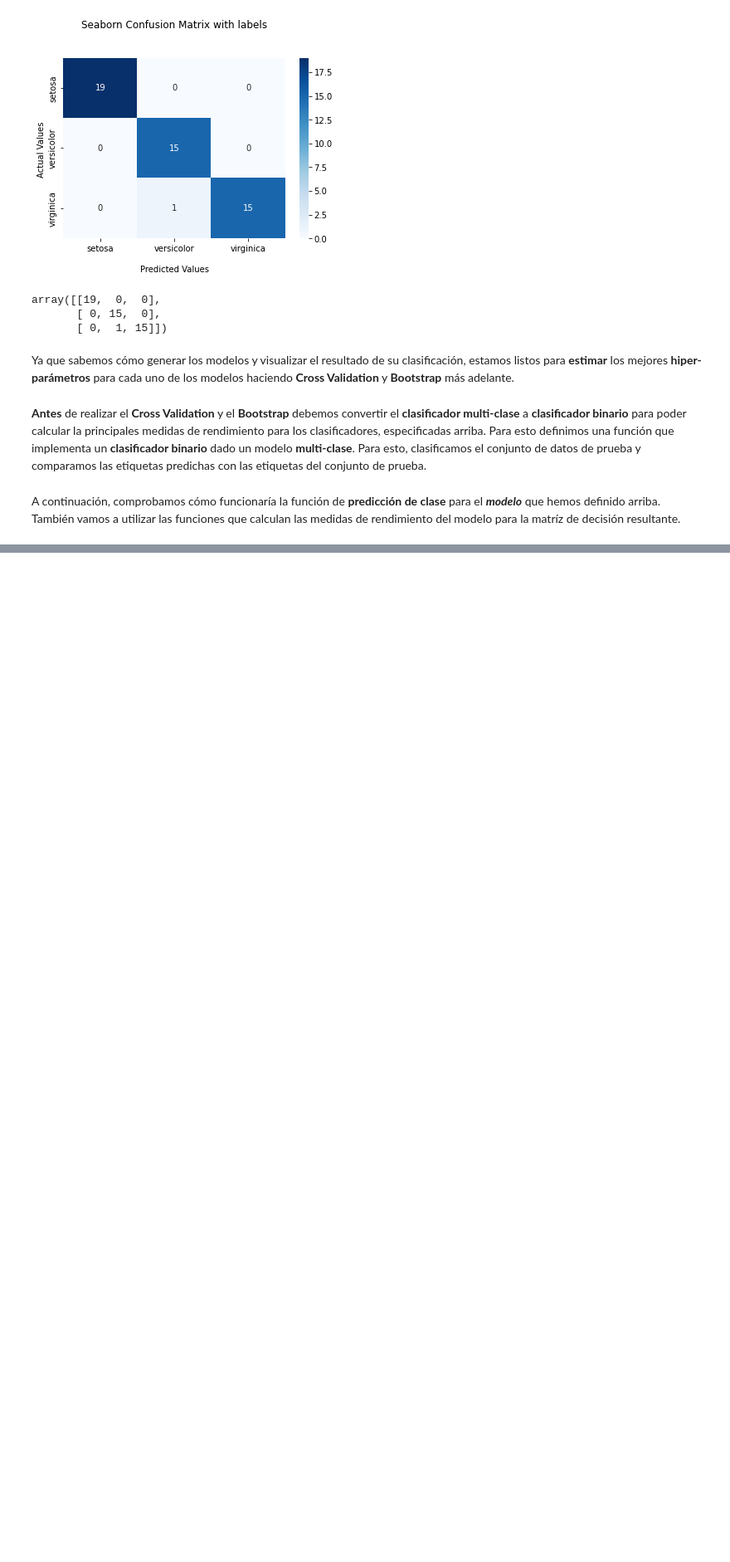
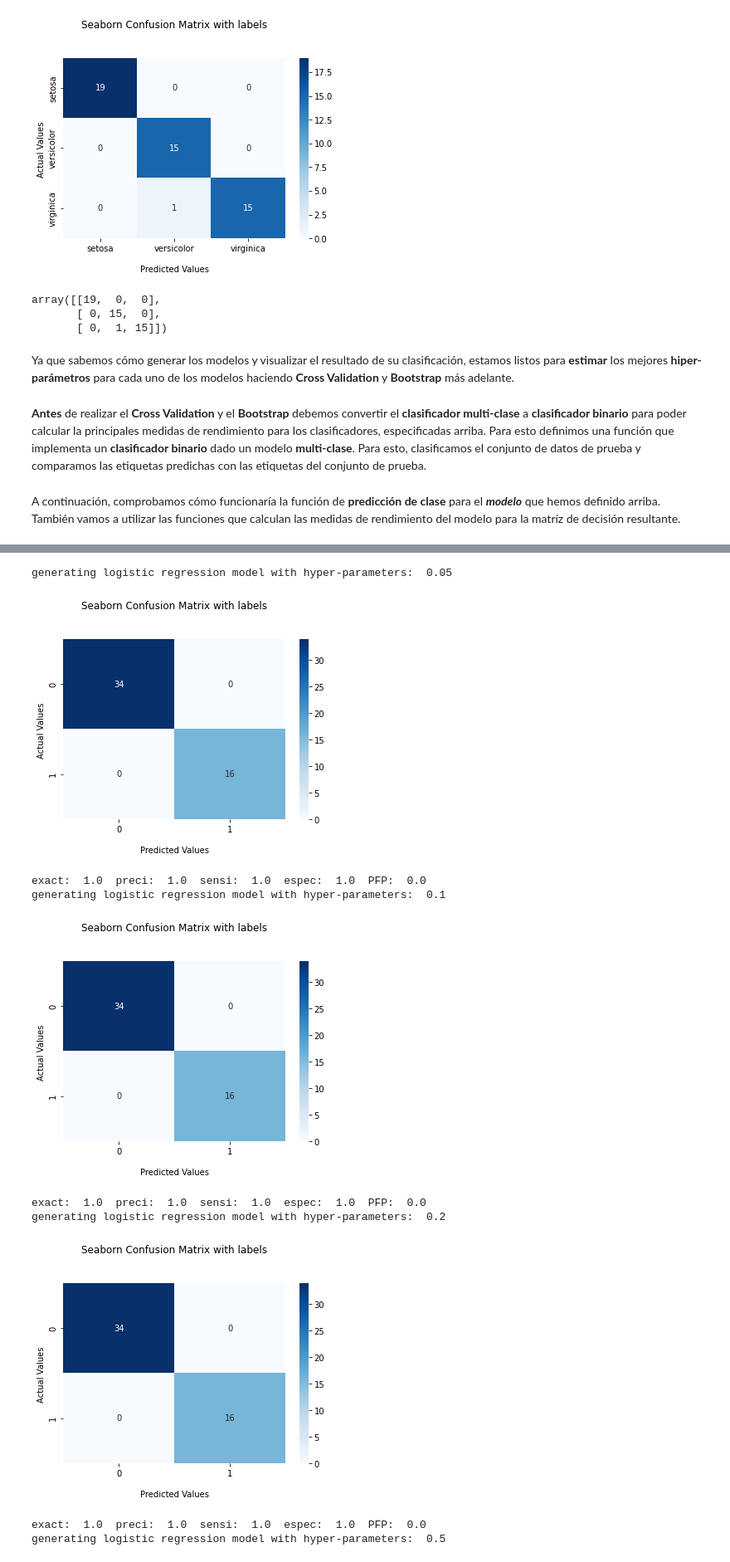
Before and after one commit to estebanhernandezr/Entregas-Semanales, a Jupyter notebook: AndreyEsteban_LizarazoHernandez_ejerciciosCV.ipynb, the cells around one changed output, grey strips where cells are left out. Shown at 83% size. Cells and saved outputs as stored; diff of their text form; code cells hidden in the pictures; blank space fills up the shorter version.

```diff
--- a/AndreyEsteban_LizarazoHernandez_ejerciciosCV.ipynb
+++ b/AndreyEsteban_LizarazoHernandez_ejerciciosCV.ipynb
@@ -209,0 +270,13 @@ Ahora si: a continuación, definimos las funciones para realizar el **Cross Vali
+# %%
+cross_validate_logic_regression([0.05, 0.1, 0.2, 0.5, 0.6, 0.7], 2)
+# %% [output]
+generating logistic regression model with hyper-parameters:  0.05
+[figure, added]
+exact:  1.0  preci:  1.0  sensi:  1.0  espec:  1.0  PFP:  0.0
+generating logistic regression model with hyper-parameters:  0.1
+[figure, added]
+exact:  1.0  preci:  1.0  sensi:  1.0  espec:  1.0  PFP:  0.0
+generating logistic regression model with hyper-parameters:  0.2
+[figure, added]
+exact:  1.0  preci:  1.0  sensi:  1.0  espec:  1.0  PFP:  0.0
+generating logistic regression model with hyper-parameters:  0.5
```
Also changed, not shown: parts of 7 cells of this notebook.
